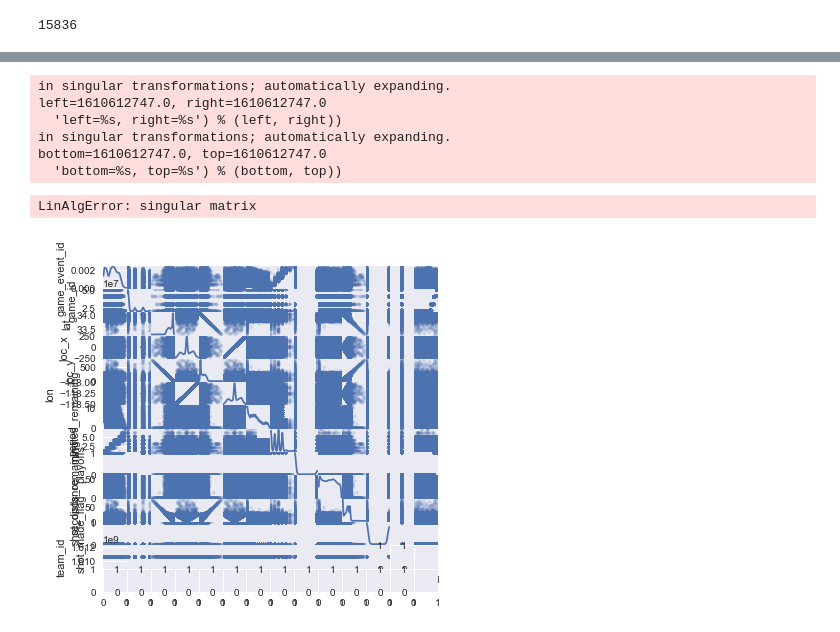
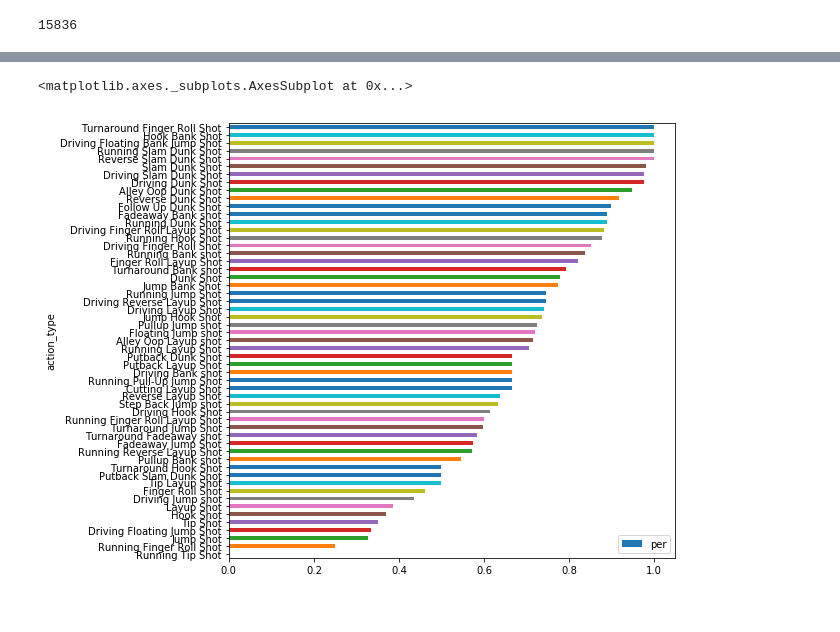
Before and after one commit to namsoojang/Play_with_Data_2nd, a Jupyter notebook: 개인공유/장남수/4강머신러닝_코비슛/코비슛성공예측.ipynb, the cells around one changed output, grey strips where cells are left out. Cells and saved outputs as stored; diff of their text form; code cells hidden in the pictures.

```diff
--- a/개인공유/장남수/4강머신러닝_코비슛/코비슛성공예측.ipynb
+++ b/개인공유/장남수/4강머신러닝_코비슛/코비슛성공예측.ipynb
@@ -304,11 +297,0 @@ data_action.plot(kind = 'scatter', x='try', y = 'made', xlim =(0,2500))
-# %%
-scatter_matrix(data, alpha=0.2, figsize=(6, 6), diagonal='kde')
-# %% [output]
-in singular transformations; automatically expanding.
-left=1610612747.0, right=1610612747.0
-  'left=%s, right=%s') % (left, right))
-in singular transformations; automatically expanding.
-bottom=1610612747.0, top=1610612747.0
-  'bottom=%s, top=%s') % (bottom, top))
-LinAlgError: singular matrix
-[figure, removed]
@@ -318,0 +298,5 @@ sns.barplot(data = data_action_type, x='action_type', y = 'per', hue = 'action_t
+# %%
+data_action.sort_values('per').plot(kind = 'barh', y = 'per', figsize = (8,8))
+# %% [output]
+<matplotlib.axes._subplots.AxesSubplot at 0x...>
+[figure, added]
```
Also changed, not shown: parts of 45 cells of this notebook, 5 other files.
